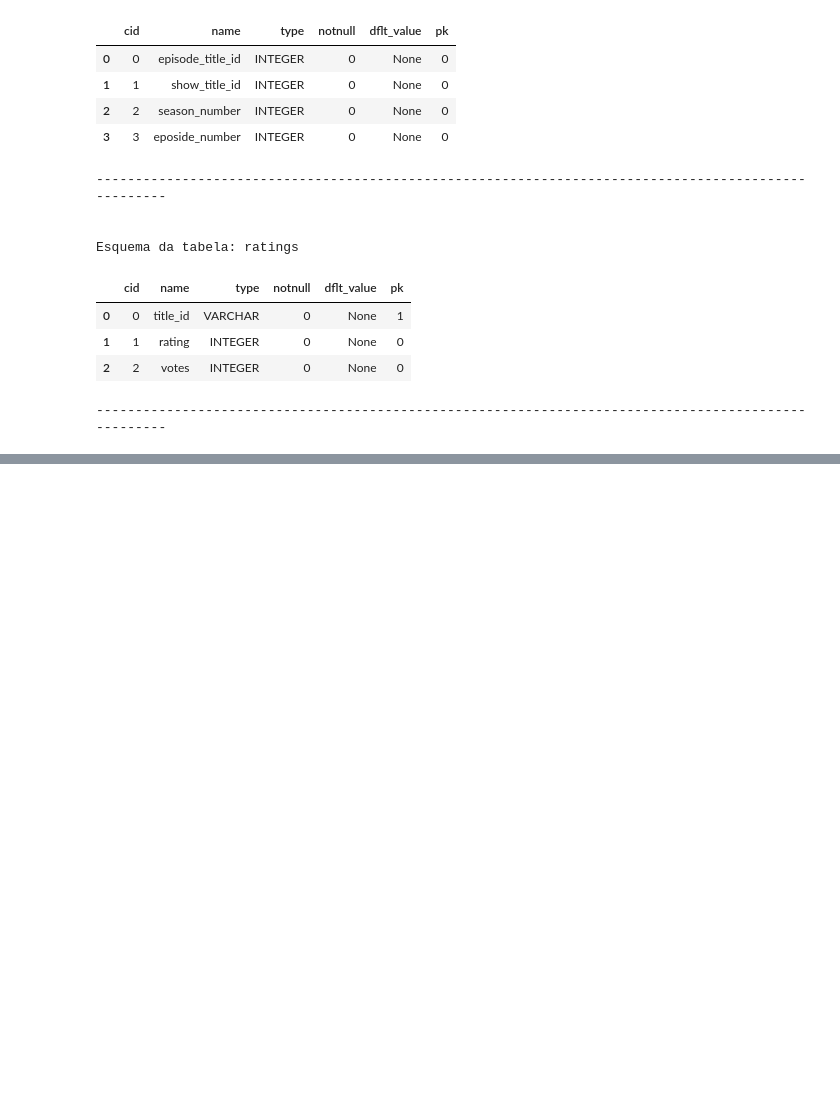
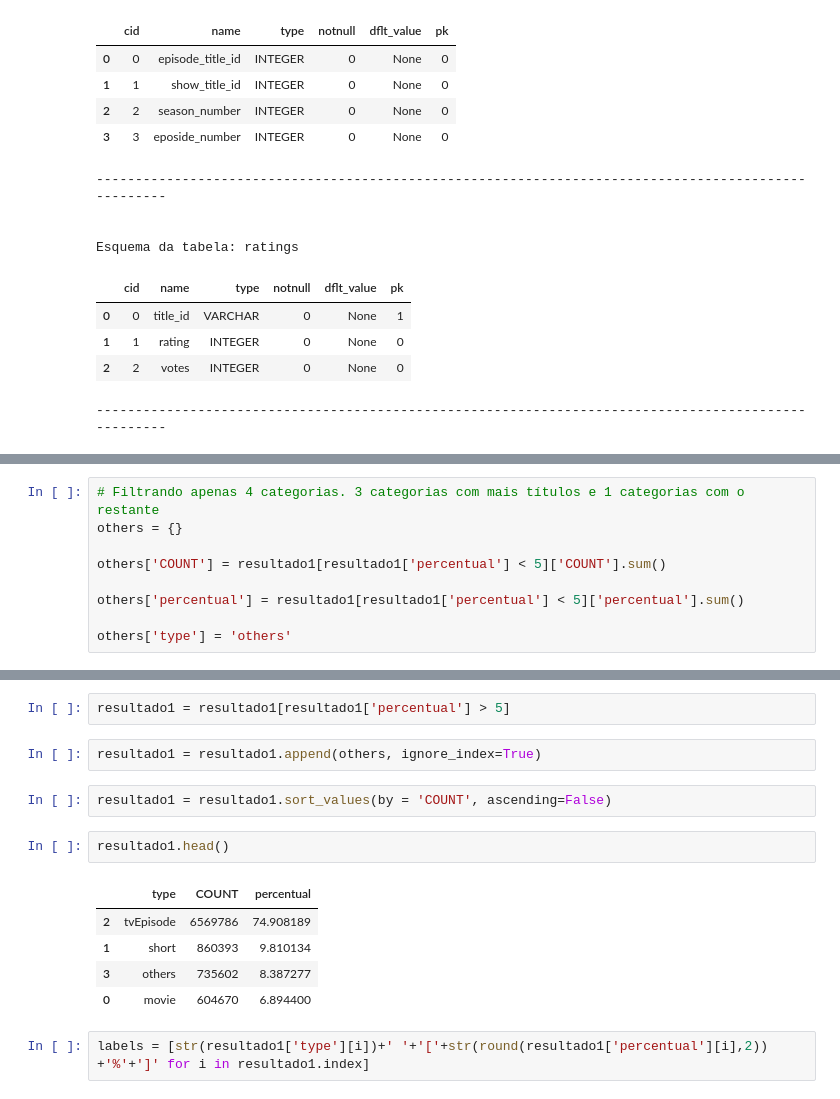
Before and after one commit to leosilvalg/projeto_analise_exploratoria, a Jupyter notebook: Projeto-Analise-Exploratoria-de-Dados.ipynb, the cells around one changed output, grey strips where cells are left out. Cells and saved outputs as stored; diff of their text form; blank space fills up the shorter version.

```diff
--- a/Projeto-Analise-Exploratoria-de-Dados.ipynb
+++ b/Projeto-Analise-Exploratoria-de-Dados.ipynb
@@ -138,0 +180,9 @@ Esquema da tabela: ratings
+# %%
+# Filtrando apenas 4 categorias. 3 categorias com mais títulos e 1 categorias com o restante
+others = {}
+
+others['COUNT'] = resultado1[resultado1['percentual'] < 5]['COUNT'].sum()
+
+others['percentual'] = resultado1[resultado1['percentual'] < 5]['percentual'].sum()
+
+others['type'] = 'others'
@@ -138,0 +193,16 @@ Esquema da tabela: ratings
+# %%
+resultado1 = resultado1[resultado1['percentual'] > 5]
+# %%
+resultado1 = resultado1.append(others, ignore_index=True)
+# %%
+resultado1 = resultado1.sort_values(by = 'COUNT', ascending=False)
+# %%
+resultado1.head()
+# %% [output]
+|  | type | COUNT | percentual |
+| 2 | tvEpisode | 6569786 | 74.908189 |
+| 1 | short | 860393 | 9.810134 |
+| 3 | others | 735602 | 8.387277 |
+| 0 | movie | 604670 | 6.894400 |
+# %%
+labels = [str(resultado1['type'][i])+' '+'['+str(round(resultado1['percentual'][i],2)) +'%'+']' for i in resultado1.index]
```
Also changed, not shown: parts of 8 cells of this notebook.
